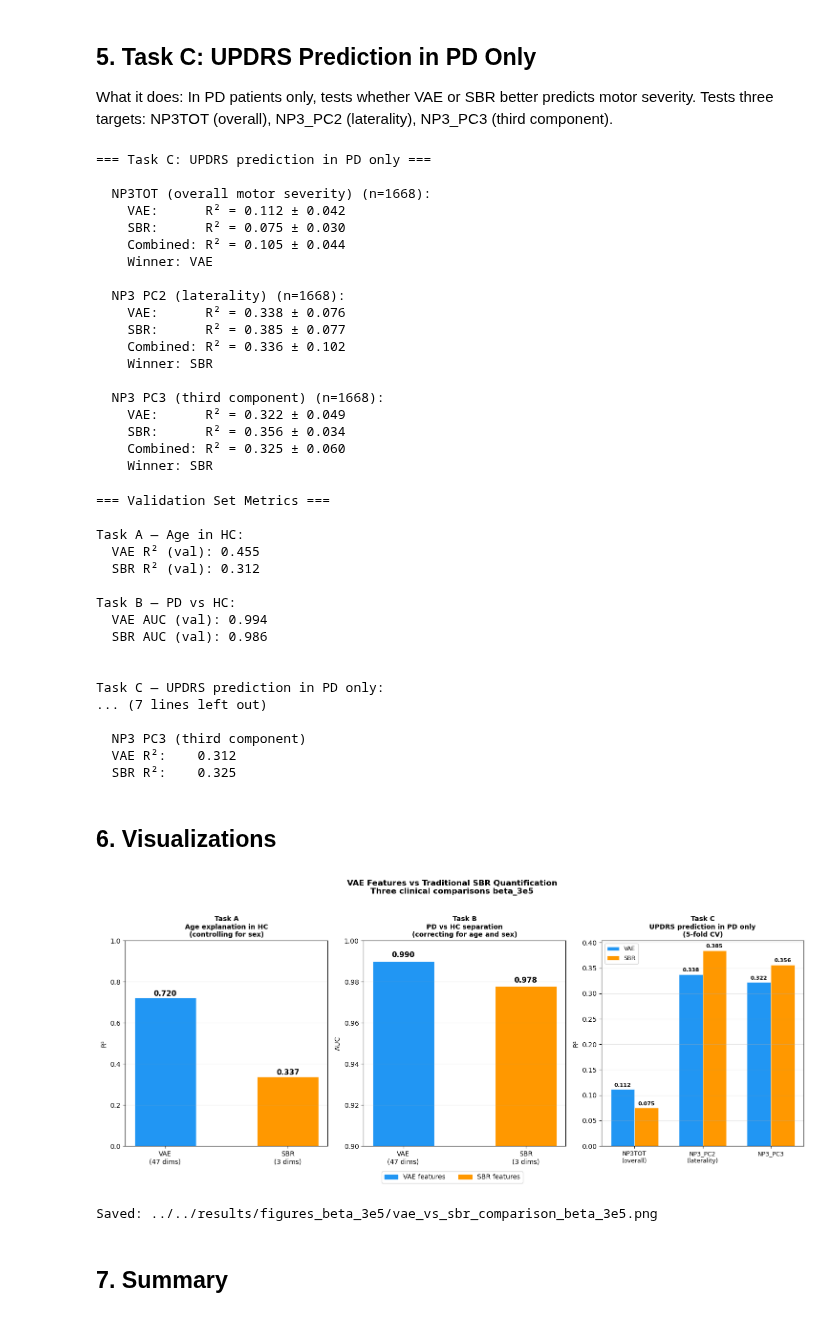
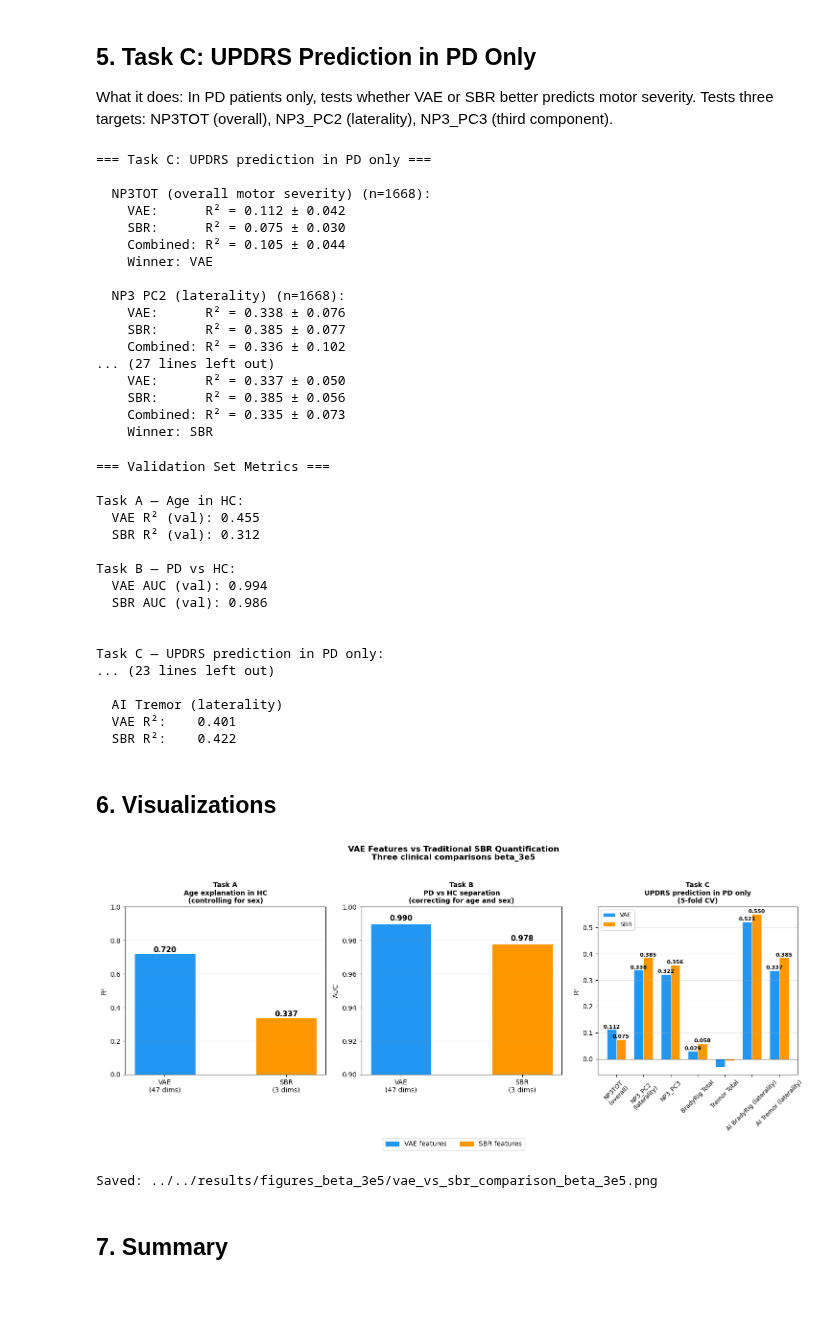
Before and after one commit to natnael1193/Unsupervised-Parkisnson-Imaging-Analysis, a Jupyter notebook: notebooks/pipeline/5_4_vae_vs_sbr_comparison_beta_3e5.ipynb, the cells around one changed output. Cells and saved outputs as stored; diff of their text form; code cells hidden in the pictures.

```diff
--- a/notebooks/pipeline/5_4_vae_vs_sbr_comparison_beta_3e5.ipynb
+++ b/notebooks/pipeline/5_4_vae_vs_sbr_comparison_beta_3e5.ipynb
@@ -404,6 +404,10 @@ TARGETS = {
     'UPDRS3_TOTAL': 'NP3TOT (overall motor severity)',
     'NP3_PC2':      'NP3 PC2 (laterality)',
     'NP3_PC3':      'NP3 PC3 (third component)',
+    'BradyRig_Total':  'BradyRig Total',
+    'Tremor_Total':    'Tremor Total',
+    'AI_BradyRig_Diff': 'AI BradyRig (laterality)',
+    'AI_Tremor_Diff':   'AI Tremor (laterality)',
 }
 
 print("=== Task C: UPDRS prediction in PD only ===\n")
@@ -445,13 +449,11 @@ for target, label in TARGETS.items():
     VAE:      R² = 0.338 ± 0.076
     SBR:      R² = 0.385 ± 0.077
     Combined: R² = 0.336 ± 0.102
+... (27 lines left out)
+    VAE:      R² = 0.337 ± 0.050
+    SBR:      R² = 0.385 ± 0.056
+    Combined: R² = 0.335 ± 0.073
     Winner: SBR
-
-  NP3 PC3 (third component) (n=1668):
-    VAE:      R² = 0.322 ± 0.049
-    SBR:      R² = 0.356 ± 0.034
-    Combined: R² = 0.325 ± 0.060
-    Winner: SBR
 # %%
 # [VALIDATION-SET-METRICS]
 # Train on full train set, evaluate on held-out val set
@@ -549,11 +551,11 @@ Task B — PD vs HC:
 
 
 Task C — UPDRS prediction in PD only:
-... (7 lines left out)
+... (23 lines left out)
 
-  NP3 PC3 (third component)
-  VAE R²:    0.312
-  SBR R²:    0.325
+  AI Tremor (laterality)
+  VAE R²:    0.401
+  SBR R²:    0.422
 # %% [markdown]
 ## 6. Visualizations
 # %%
@@ -592,8 +594,9 @@ ax.grid(axis='y', alpha=0.3)
 
 # ── Task C ────────────────────────────────────────────────────────
 ax = axes[2]
-targets_c  = ['NP3TOT', 'NP3_PC2', 'NP3_PC3']
-labels_c   = ['NP3TOT\n(overall)', 'NP3_PC2\n(laterality)', 'NP3_PC3']
+targets_c  = ['NP3TOT', 'NP3_PC2', 'NP3_PC3', 'BradyRig_Total', 'Tremor_Total', 'AI_BradyRig_Diff', 'AI_Tremor_Diff',
+]
+labels_c   = ['NP3TOT\n(overall)', 'NP3_PC2\n(laterality)', 'NP3_PC3', 'BradyRig Total', 'Tremor Total', 'AI BradyRig (laterality)', 'AI Tremor (laterality)',]
 r2_vae_c   = [r['r2_vae'] for r in results_c]
 r2_sbr_c   = [r['r2_sbr'] for r in results_c]
 
@@ -611,35 +614,35 @@ for bar, v in zip(bars1, r2_vae_c):
 for bar, v in zip(bars2, r2_sbr_c):
     if v > 0:
         ax.text(bar.get_x() + bar.get_width()/2, bar.get_height() + 0.005,
                 f'{v:.3f}', ha='center', fontsize=8, fontweight='bold')
 
 ax.axhline(0, color='black', linewidth=0.8)
 ax.set_title('Task C\nUPDRS prediction in PD only\n(5-fold CV)',
              fontsize=10, fontweight='bold')
 ax.set_ylabel('R²', fontsize=10)
 ax.set_xticks(x)
-ax.set_xticklabels(labels_c, fontsize=9)
+ax.set_xticklabels(labels_c, fontsize=9, rotation= 45)
 ax.legend(fontsize=9)
 ax.grid(axis='y', alpha=0.3)
 
 # Legend for Tasks A and B
 legend_patches = [
     mpatches.Patch(color='#2196F3', label='VAE features'),
     mpatches.Patch(color='#FF9800', label='SBR features'),
 ]
 fig.legend(handles=legend_patches, loc='lower center',
            bbox_to_anchor=(0.5, -0.05), ncol=2, fontsize=10)
 
 fig.suptitle(f'VAE Features vs Traditional SBR Quantification\nThree clinical comparisons {BETA_SUFFIX}',
              fontsize=12, fontweight='bold', y=1.02)
 
 plt.tight_layout()
 path = f'{FIGURES_DIR}/vae_vs_sbr_comparison_{BETA_SUFFIX}.png'
 plt.savefig(path, dpi=150, bbox_inches='tight')
 plt.show()
 print(f"Saved: {path}")
 # %% [output]
-[figure, old version]
+[figure, new version]
 Saved: ../../results/figures_beta_3e5/vae_vs_sbr_comparison_beta_3e5.png
 # %% [markdown]
 ## 7. Summary
```
Also changed, not shown: 3 other files.
